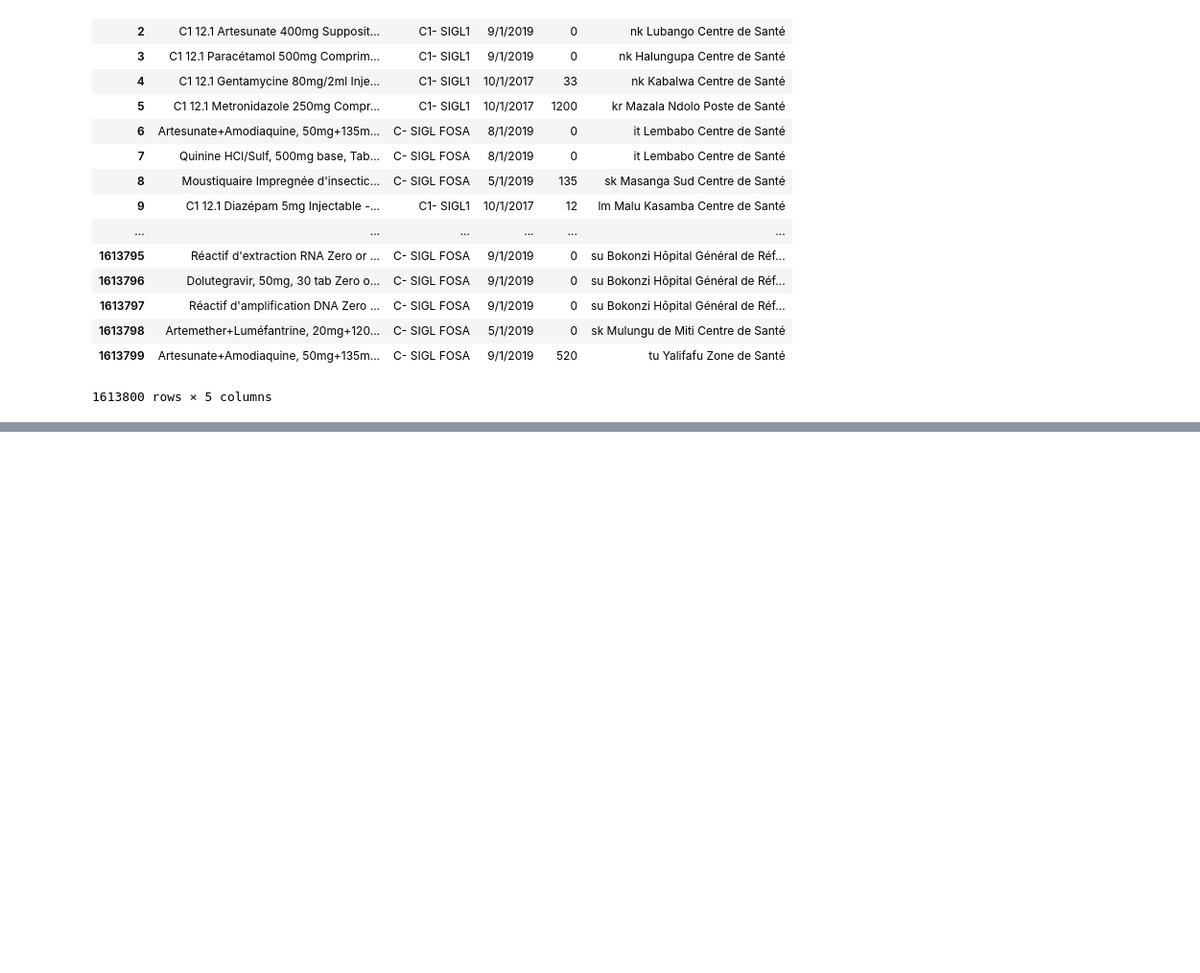
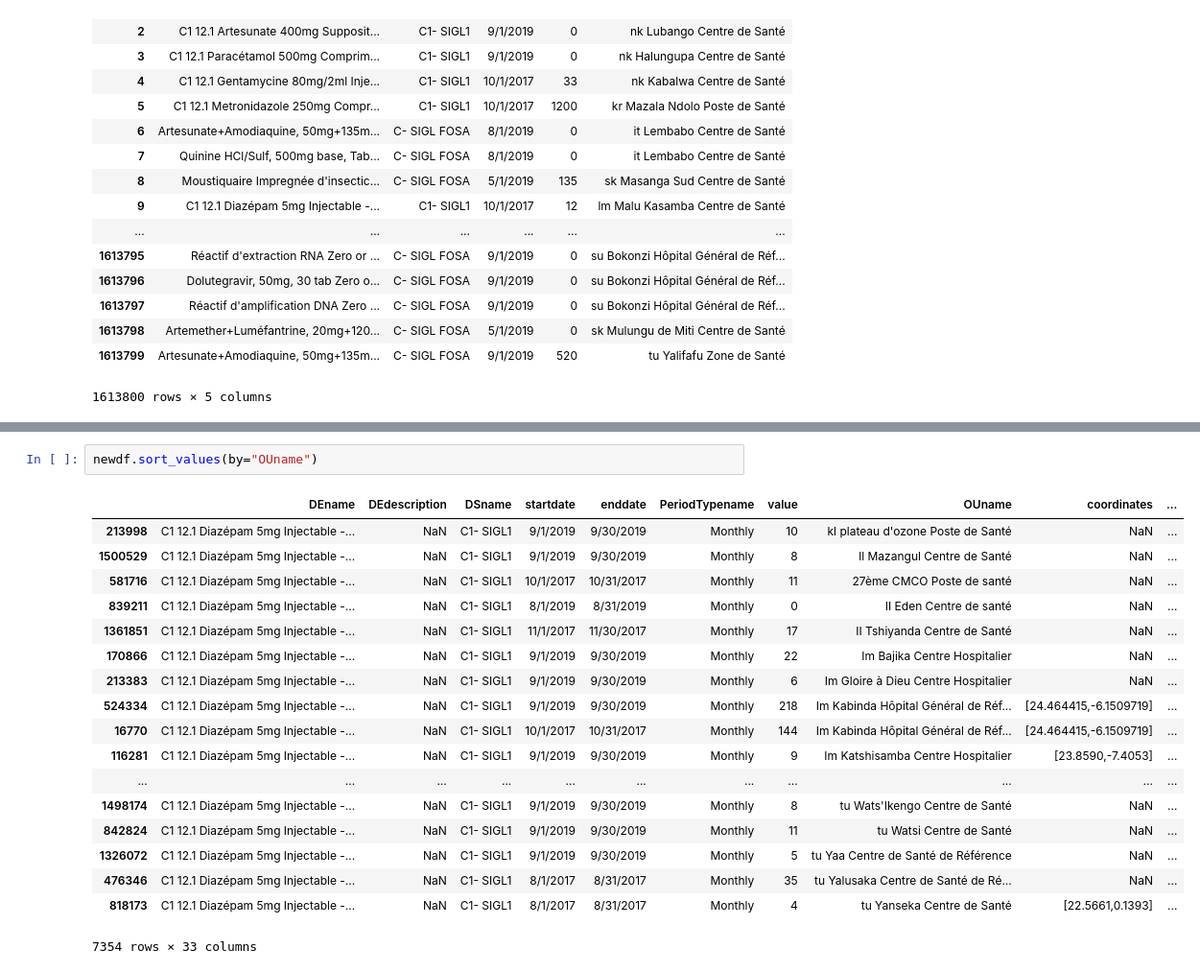
Before and after one commit to micnice/Random-forest-classifier, a Jupyter notebook: Data cleaning.ipynb, the cells around one changed output, grey strips where cells are left out. Shown at 96% size. Drawn from its saved outputs; the diff is of its cells as text; blank space fills up the shorter version.

```diff
--- a/Data cleaning.ipynb
+++ b/Data cleaning.ipynb
@@ -90,0 +204,21 @@ array([nan, '26', '27', ..., 405.0, 812.0, 266.0], dtype=object)
+# %%
+newdf.sort_values(by="OUname")
+# %% [output]
+|  | DEname | DEdescription | DSname | startdate | enddate | PeriodTypename | value | OUname | coordinates | ... |
+| 213998 | C1 12.1 Diazépam 5mg Injectable -... | NaN | C1- SIGL1 | 9/1/2019 | 9/30/2019 | Monthly | 10 | kl plateau d'ozone Poste de Santé | NaN | ... |
+| 1500529 | C1 12.1 Diazépam 5mg Injectable -... | NaN | C1- SIGL1 | 9/1/2019 | 9/30/2019 | Monthly | 8 | ll Mazangul Centre de Santé | NaN | ... |
+| 581716 | C1 12.1 Diazépam 5mg Injectable -... | NaN | C1- SIGL1 | 10/1/2017 | 10/31/2017 | Monthly | 11 | 27ème CMCO Poste de santé | NaN | ... |
+| 839211 | C1 12.1 Diazépam 5mg Injectable -... | NaN | C1- SIGL1 | 8/1/2019 | 8/31/2019 | Monthly | 0 | II Eden Centre de santé | NaN | ... |
+| 1361851 | C1 12.1 Diazépam 5mg Injectable -... | NaN | C1- SIGL1 | 11/1/2017 | 11/30/2017 | Monthly | 17 | II Tshiyanda Centre de Santé | NaN | ... |
+| 170866 | C1 12.1 Diazépam 5mg Injectable -... | NaN | C1- SIGL1 | 9/1/2019 | 9/30/2019 | Monthly | 22 | Im Bajika Centre Hospitalier | NaN | ... |
+| 213383 | C1 12.1 Diazépam 5mg Injectable -... | NaN | C1- SIGL1 | 9/1/2019 | 9/30/2019 | Monthly | 6 | Im Gloire à Dieu Centre Hospitalier | NaN | ... |
+| 524334 | C1 12.1 Diazépam 5mg Injectable -... | NaN | C1- SIGL1 | 9/1/2019 | 9/30/2019 | Monthly | 218 | Im Kabinda Hôpital Général de Réf... | [24.464415,-6.1509719] | ... |
+| 16770 | C1 12.1 Diazépam 5mg Injectable -... | NaN | C1- SIGL1 | 10/1/2017 | 10/31/2017 | Monthly | 144 | Im Kabinda Hôpital Général de Réf... | [24.464415,-6.1509719] | ... |
+| 116281 | C1 12.1 Diazépam 5mg Injectable -... | NaN | C1- SIGL1 | 9/1/2019 | 9/30/2019 | Monthly | 9 | Im Katshisamba Centre Hospitalier | [23.8590,-7.4053] | ... |
+| ... | ... | ... | ... | ... | ... | ... | ... | ... | ... | ... |
+| 1498174 | C1 12.1 Diazépam 5mg Injectable -... | NaN | C1- SIGL1 | 9/1/2019 | 9/30/2019 | Monthly | 8 | tu Wats'Ikengo Centre de Santé | NaN | ... |
+| 842824 | C1 12.1 Diazépam 5mg Injectable -... | NaN | C1- SIGL1 | 9/1/2019 | 9/30/2019 | Monthly | 11 | tu Watsi Centre de Santé | NaN | ... |
+| 1326072 | C1 12.1 Diazépam 5mg Injectable -... | NaN | C1- SIGL1 | 9/1/2019 | 9/30/2019 | Monthly | 5 | tu Yaa Centre de Santé de Référence | NaN | ... |
+| 476346 | C1 12.1 Diazépam 5mg Injectable -... | NaN | C1- SIGL1 | 8/1/2017 | 8/31/2017 | Monthly | 35 | tu Yalusaka Centre de Santé de Ré... | NaN | ... |
+| 818173 | C1 12.1 Diazépam 5mg Injectable -... | NaN | C1- SIGL1 | 8/1/2017 | 8/31/2017 | Monthly | 4 | tu Yanseka Centre de Santé | [22.5661,0.1393] | ... |
+7354 rows × 33 columns
```
Also changed, not shown: parts of 18 cells of this notebook.
